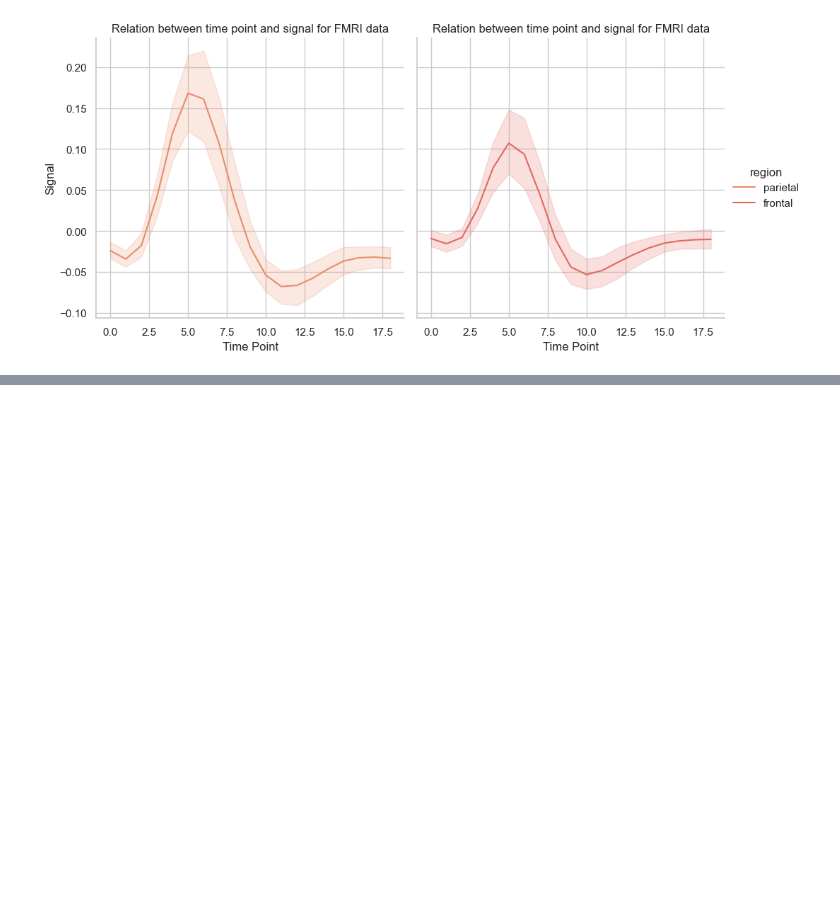
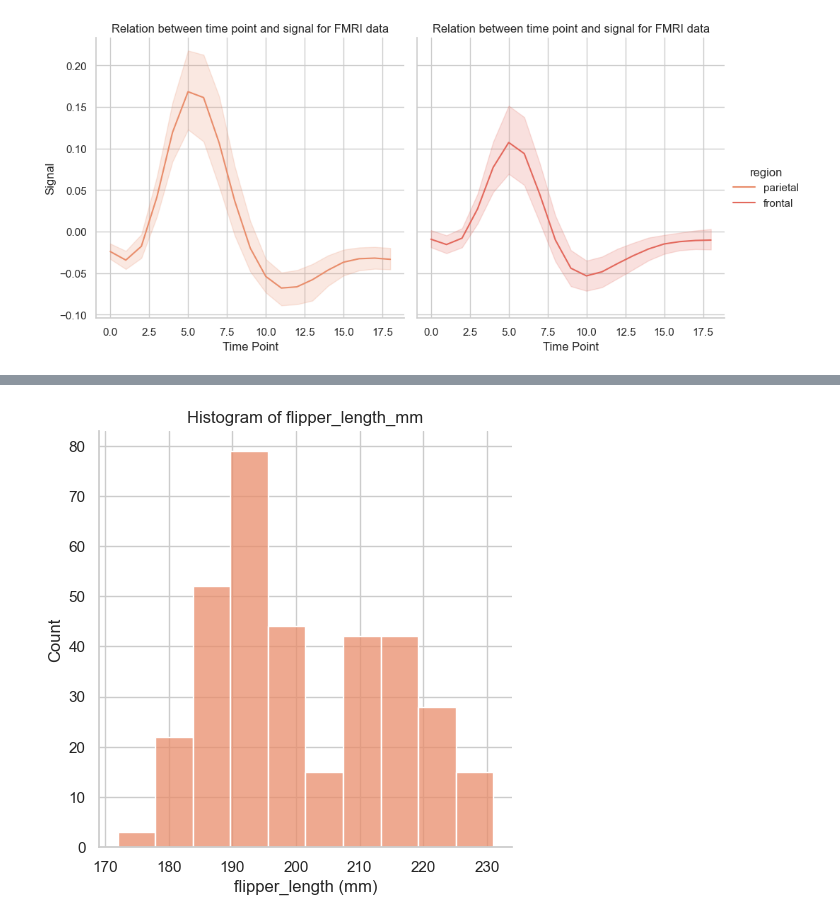
Before and after one commit to ShajibEwuCse19/Bongo-Dev-DS-AI-ML-Course-Practice-Repo, a Jupyter notebook: my-practice/data-visualization-using-seaborn-and-plotly.ipynb, the cells around one changed output, grey strips where cells are left out. Cells and saved outputs as stored; diff of their text form; code cells hidden in the pictures; blank space fills up the shorter version.

Commit message:
Practice Distribution plot [histogram, kde, heatmap for bivariate

```diff
--- a/my-practice/data-visualization-using-seaborn-and-plotly.ipynb
+++ b/my-practice/data-visualization-using-seaborn-and-plotly.ipynb
@@ -150,0 +162,11 @@ plot = sns.relplot(
+# %%
+plot = sns.displot(
+    data=penguins,
+    x='flipper_length_mm',
+).set(
+    title='Histogram of flipper_length_mm',
+    xlabel='flipper_length (mm)',
+    ylabel='Count',
+)
+# %% [output]
+[figure, added]
```
Also changed, not shown: parts of 15 cells of this notebook.
